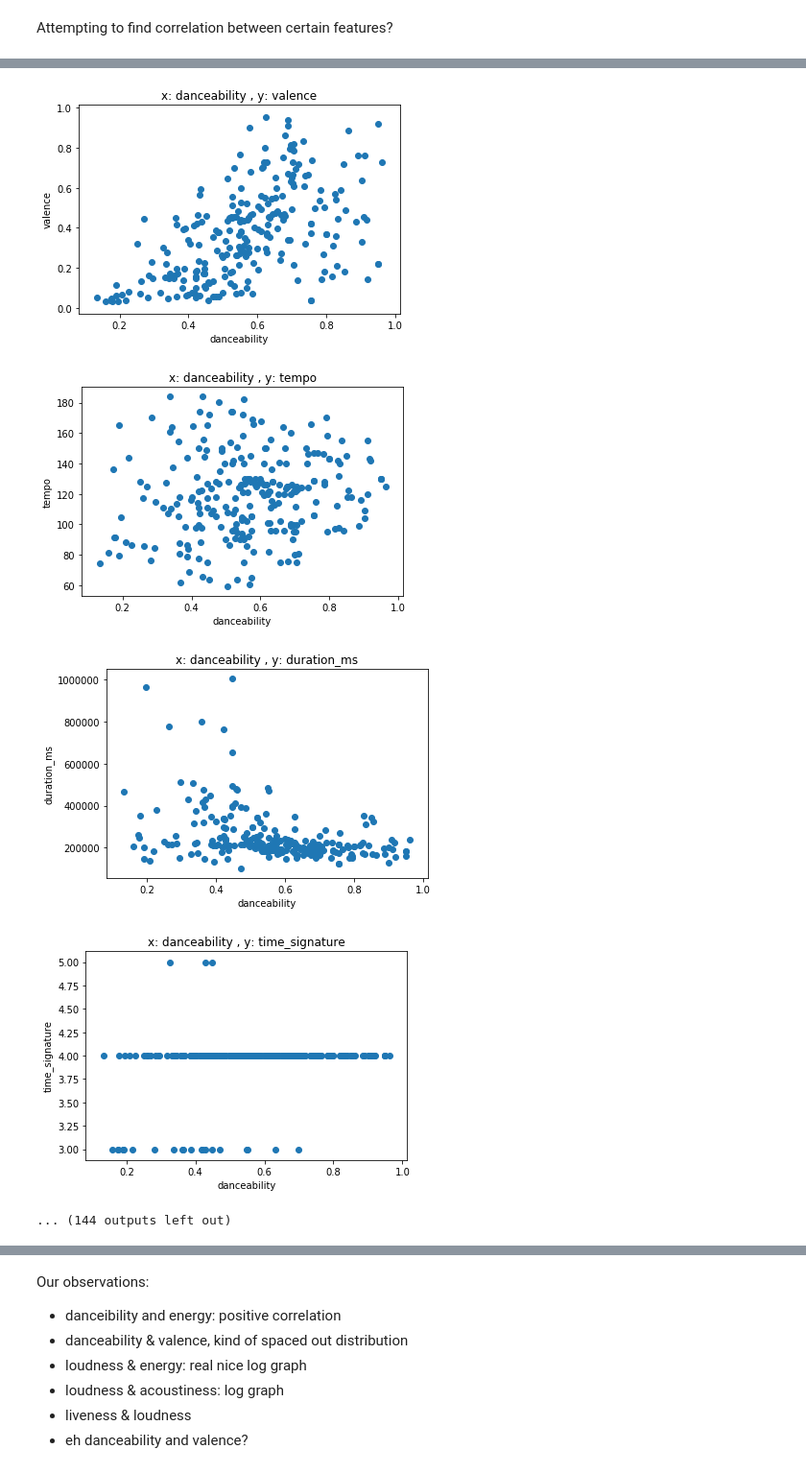
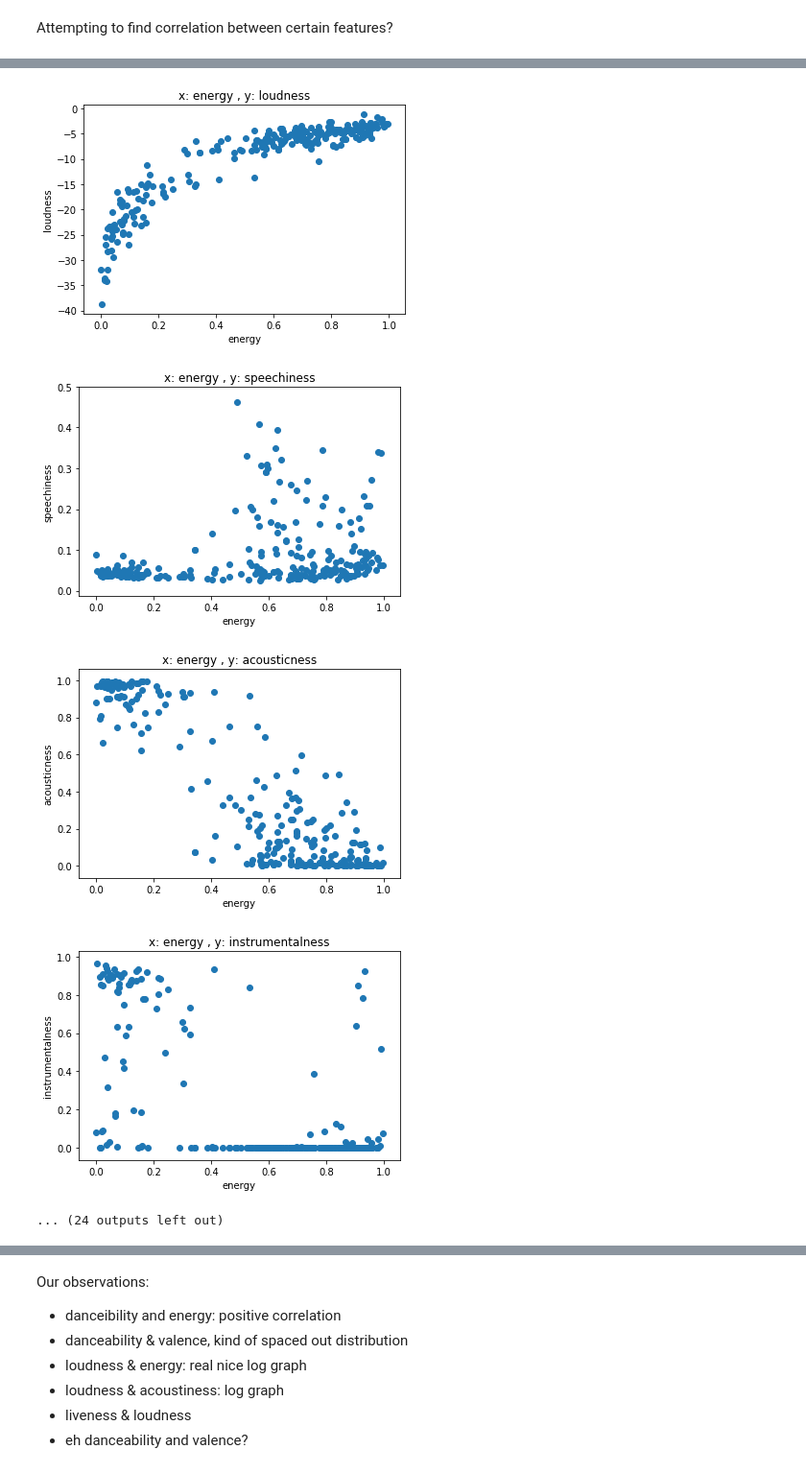
Before and after one commit to cfgong/spotifygenre, a Jupyter notebook: Linear Regression Attempt.ipynb, the cells around one changed output, grey strips where cells are left out. Shown at 96% size. Saved outputs shown, nothing was run; the diff lists cells and outputs as text; code cells hidden in the pictures.

Commit message:
removed unnecessary info, cleaned up plots

```diff
--- a/Linear Regression Attempt.ipynb
+++ b/Linear Regression Attempt.ipynb
@@ -18,3 +18,13 @@ total_df = pd.read_csv(datasets["all"])
 train_df = pd.read_csv(datasets["train"])
 test_df = pd.read_csv(datasets["test"])
 attribute_names = list(train_df)[:-1]
+
+print("Original attributes: ", attribute_names, "\n")
+
+features_to_remove = ['key', 'mode', 'duration_ms', 'time_signature']
+print("Features to remove: ", features_to_remove, "\n")
+
+train_df = train_df.drop(features_to_remove, axis = 1)
+
+attribute_names = list(train_df)[:-1]
+print("Pruned attributes: ", attribute_names, "\n")
@@ -96,7 +44,7 @@ attribute_names
 import matplotlib.pyplot as plt
 def draw_feature_comparison():
     for feature_index in range(len(attribute_names)):
-        for feature_index2 in range(len(attribute_names)):
+        for feature_index2 in range(feature_index, len(attribute_names)):
             if feature_index == feature_index2:
                 continue
                 # don't need to compare with itself
@@ -120,5 +68,5 @@ draw_feature_comparison()
-[figure, old version]
+[figure, new version]
-[figure, old version]
+[figure, new version]
-[figure, old version]
+[figure, new version]
-[figure, old version]
+[figure, new version]
-... (144 outputs left out)
+... (24 outputs left out)
```
Also changed, not shown: parts of 11 cells of this notebook.
